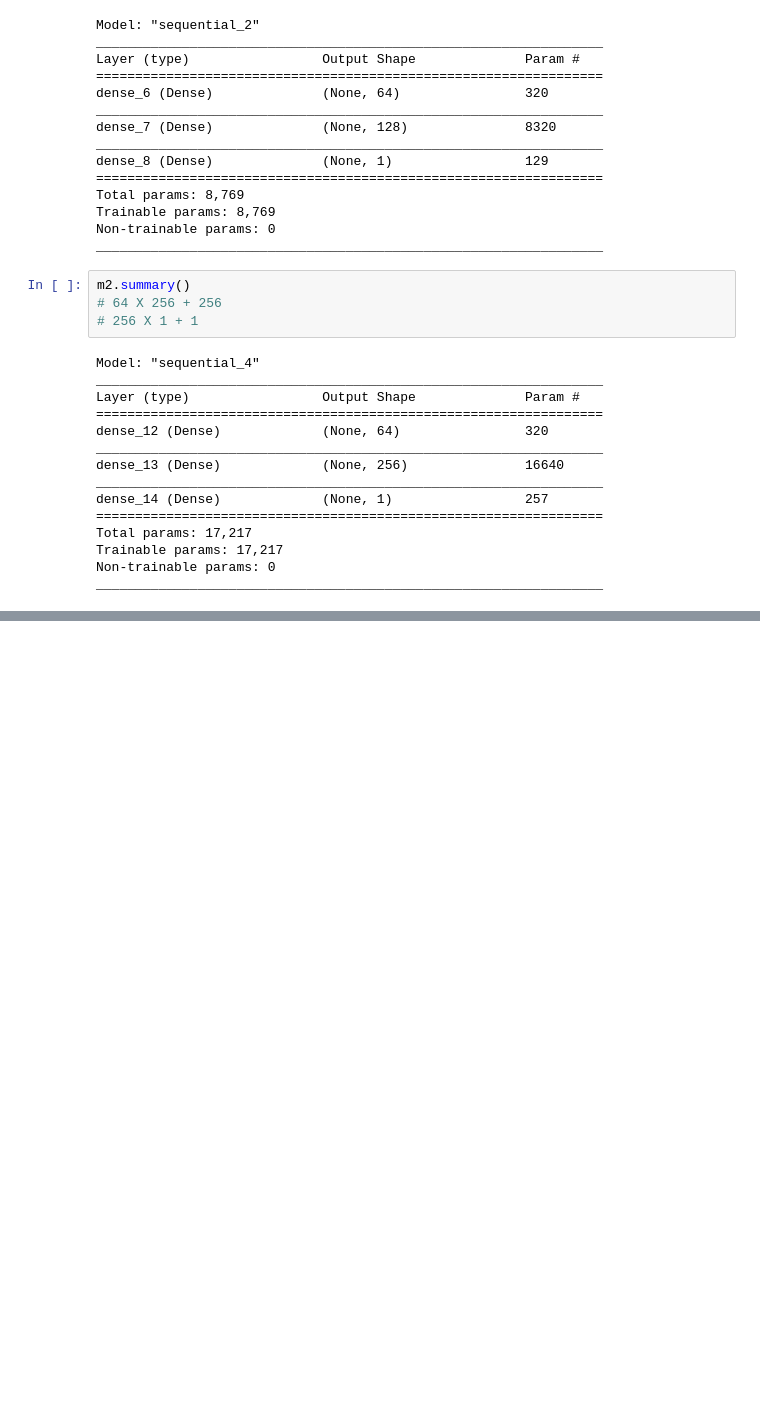
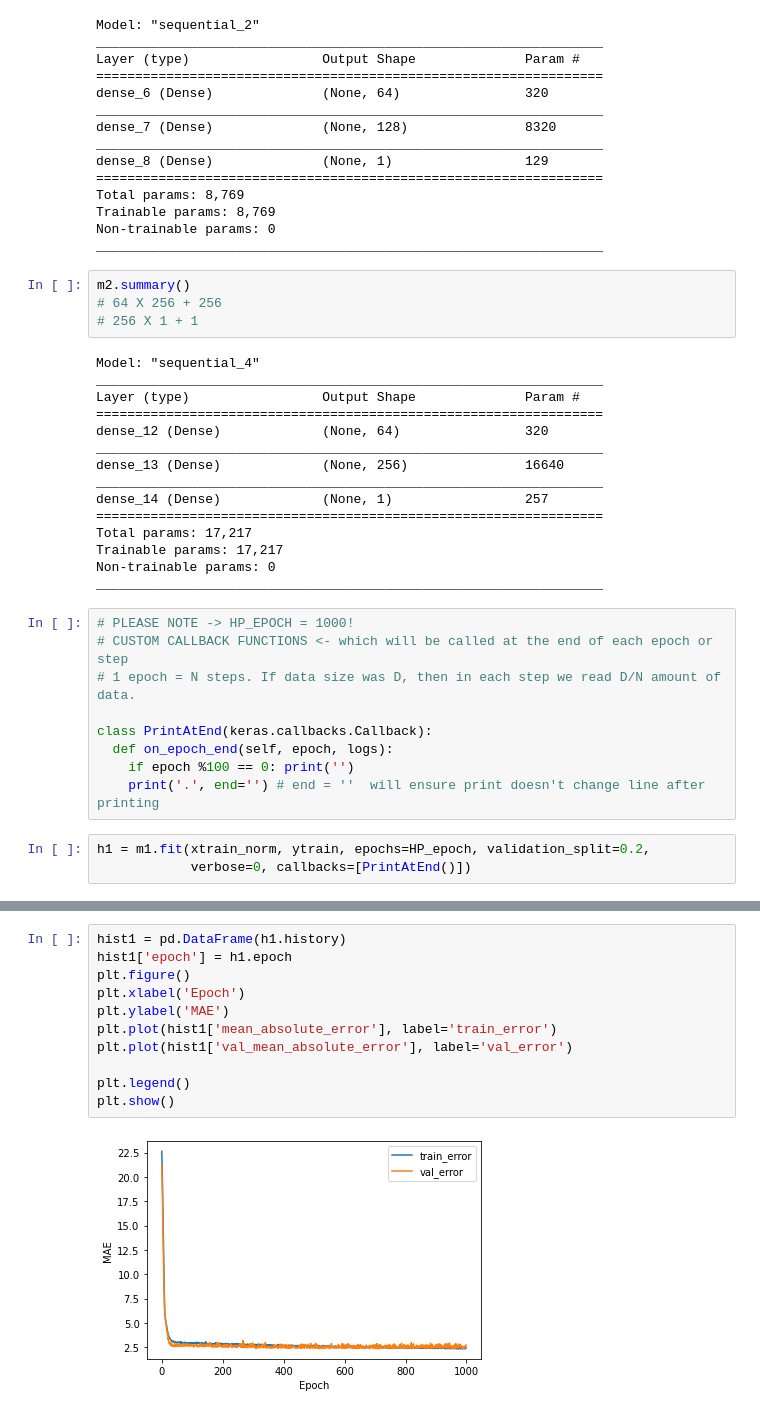
Before and after one commit to a-forty-two/cylons, a Jupyter notebook: 07_Deep_Regression.ipynb, the cells around one changed output, grey strips where cells are left out. Cells and saved outputs as stored; diff of their text form; blank space fills up the shorter version.

```diff
--- a/07_Deep_Regression.ipynb
+++ b/07_Deep_Regression.ipynb
@@ -361,3 +361,15 @@ Total params: 17,217
 Trainable params: 17,217
 Non-trainable params: 0
 _________________________________________________________________
+# %%
+# PLEASE NOTE -> HP_EPOCH = 1000!
+# CUSTOM CALLBACK FUNCTIONS <- which will be called at the end of each epoch or step
+# 1 epoch = N steps. If data size was D, then in each step we read D/N amount of data.
+
+class PrintAtEnd(keras.callbacks.Callback):
+  def on_epoch_end(self, epoch, logs):
+    if epoch %100 == 0: print('')
+    print('.', end='') # end = ''  will ensure print doesn't change line after printing
+# %%
+h1 = m1.fit(xtrain_norm, ytrain, epochs=HP_epoch, validation_split=0.2,
+            verbose=0, callbacks=[PrintAtEnd()])
@@ -363,0 +403,13 @@ _________________________________________________________________
+# %%
+hist1 = pd.DataFrame(h1.history)
+hist1['epoch'] = h1.epoch
+plt.figure()
+plt.xlabel('Epoch')
+plt.ylabel('MAE')
+plt.plot(hist1['mean_absolute_error'], label='train_error')
+plt.plot(hist1['val_mean_absolute_error'], label='val_error')
+
+plt.legend()
+plt.show()
+# %% [output]
+[figure, added]
```
Also changed, not shown: parts of 4 cells of this notebook.
